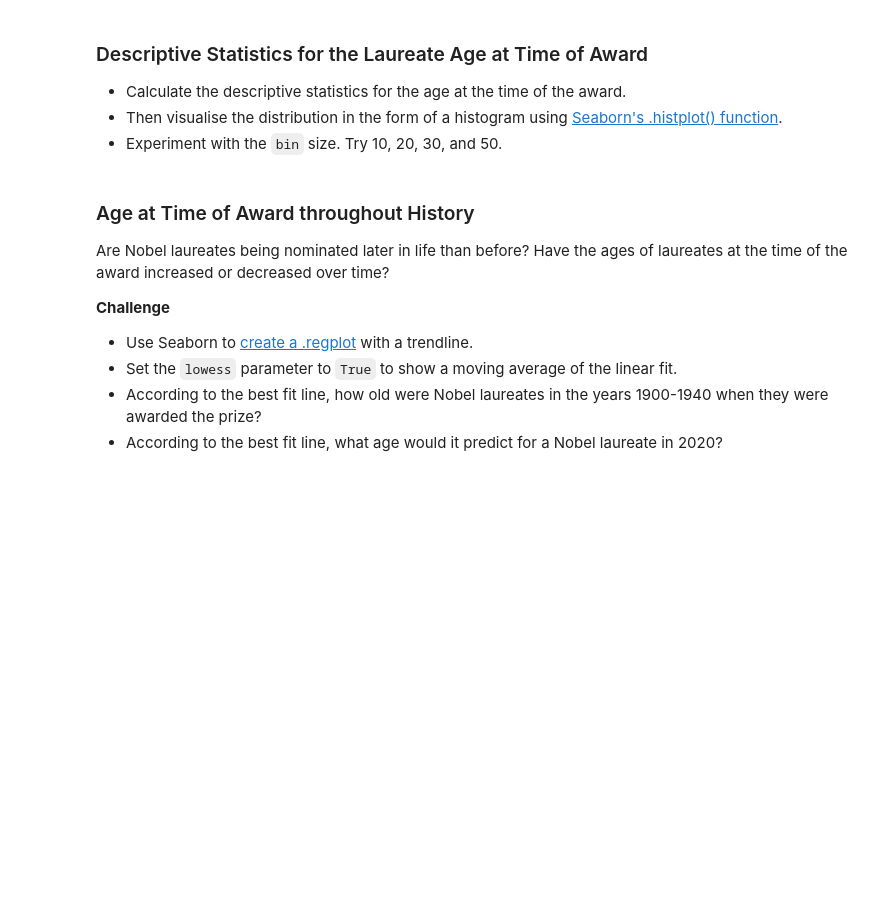
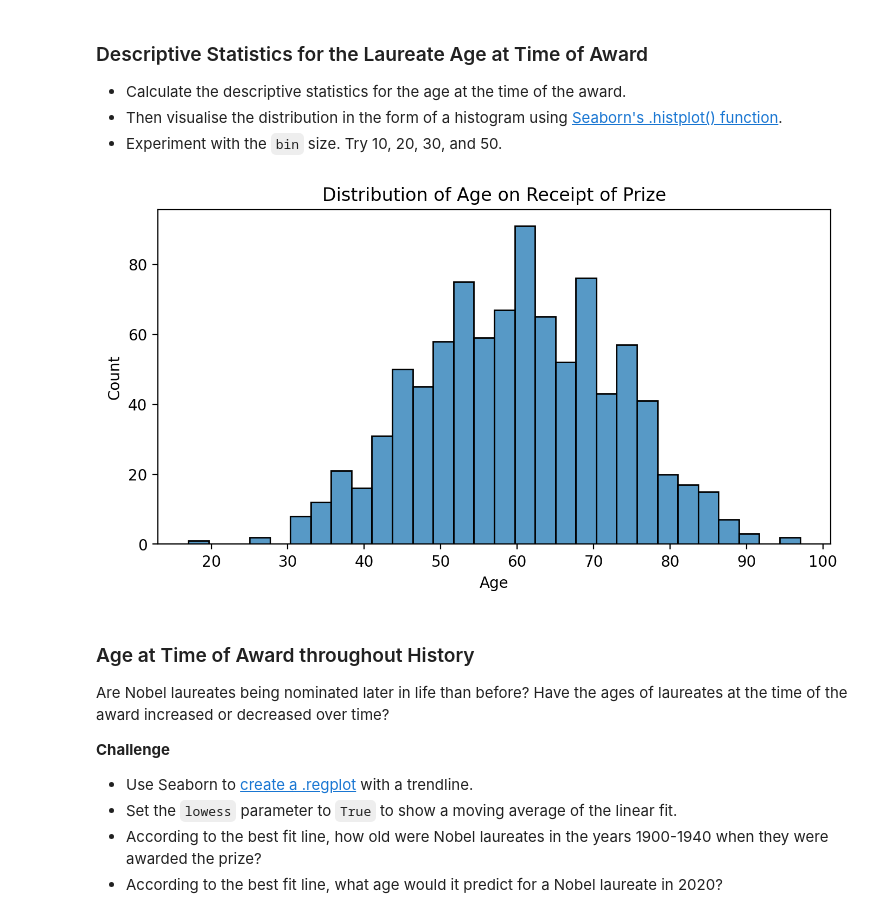
Before and after one commit to Antdfl/LearningPython3, a Jupyter notebook: Python100daycourse/day-79-Nobel-Prize-Analysis/Nobel_Prize_Analysis.ipynb, the cells around one changed output. Saved outputs shown, nothing was run; the diff lists cells and outputs as text; code cells hidden in the pictures; blank space fills up the shorter version.

Commit message:
Continuing discovering data charting tool with Nobel prize laureates.

```diff
--- a/Python100daycourse/day-79-Nobel-Prize-Analysis/Nobel_Prize_Analysis.ipynb
+++ b/Python100daycourse/day-79-Nobel-Prize-Analysis/Nobel_Prize_Analysis.ipynb
@@ -744,6 +744,11 @@ fig.show()
 How Old Are the Laureates When the Win the Prize?
 
 **Challenge**: Calculate the age of the laureate in the year of the ceremony and add this as a column called `winning_age` to the `df_data` DataFrame. Hint: you can use [this](https://pandas.pydata.org/pandas-docs/stable/reference/api/pandas.Series.dt.html) to help you.
+# %%
+# col_subset = ['year','category', 'laureate_type','full_name', 'organization_name']
+# df_data.loc[df_data.organization_name.isna()][col_subset]
+birth_year = df_data.birth_date.dt.year
+df_data['winning_age'] = df_data.year- birth_year
 # %% [markdown]
 ### Who were the oldest and youngest winners?
 
@@ -759,6 +784,14 @@ How Old Are the Laureates When the Win the Prize?
 * Calculate the descriptive statistics for the age at the time of the award.
 * Then visualise the distribution in the form of a histogram using [Seaborn's .histplot() function](https://seaborn.pydata.org/generated/seaborn.histplot.html).
 * Experiment with the `bin` size. Try 10, 20, 30, and 50.
+# %%
+plt.figure(figsize=(8,4), dpi=200)
+sns.histplot(data=df_data, x=df_data.winning_age, bins=30)
+plt.xlabel('Age')
+plt.title('Distribution of Age on Receipt of Prize')
+plt.show()
+# %% [output]
+[figure, added]
 # %% [markdown]
 ### Age at Time of Award throughout History
 
```
Also changed, not shown: parts of 6 cells of this notebook, 1 other file.
